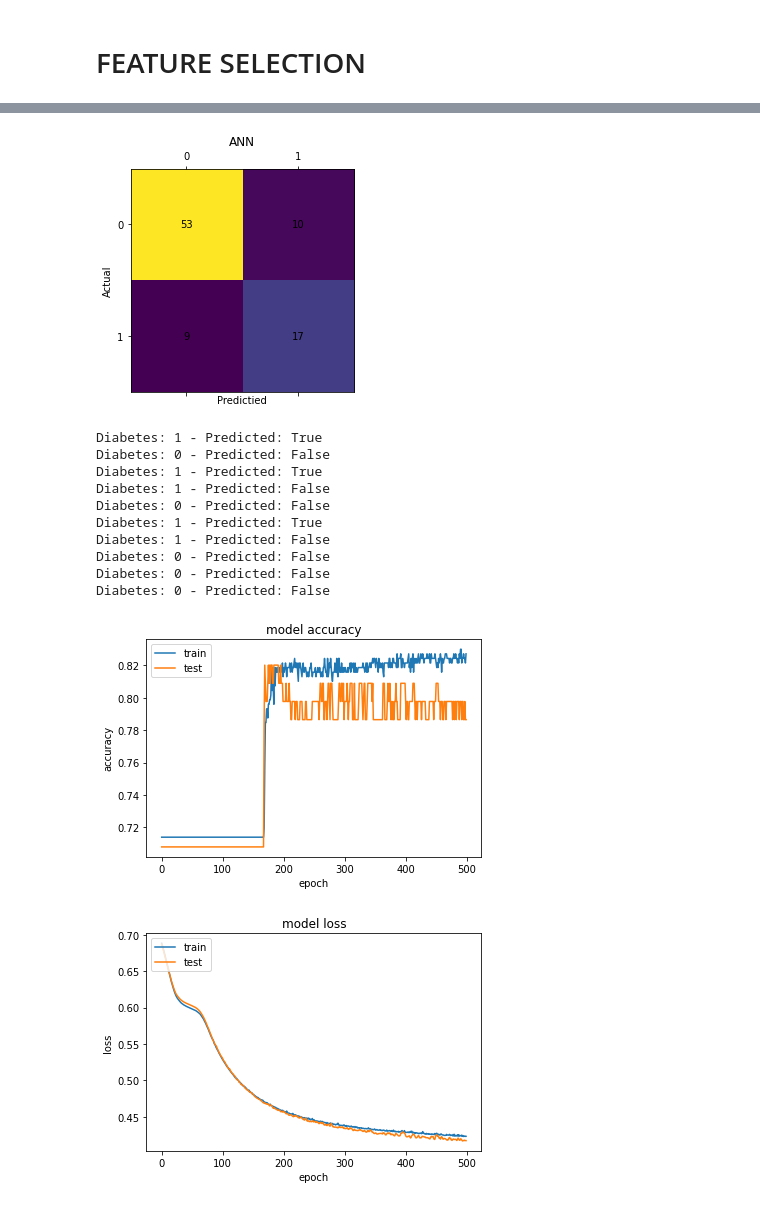
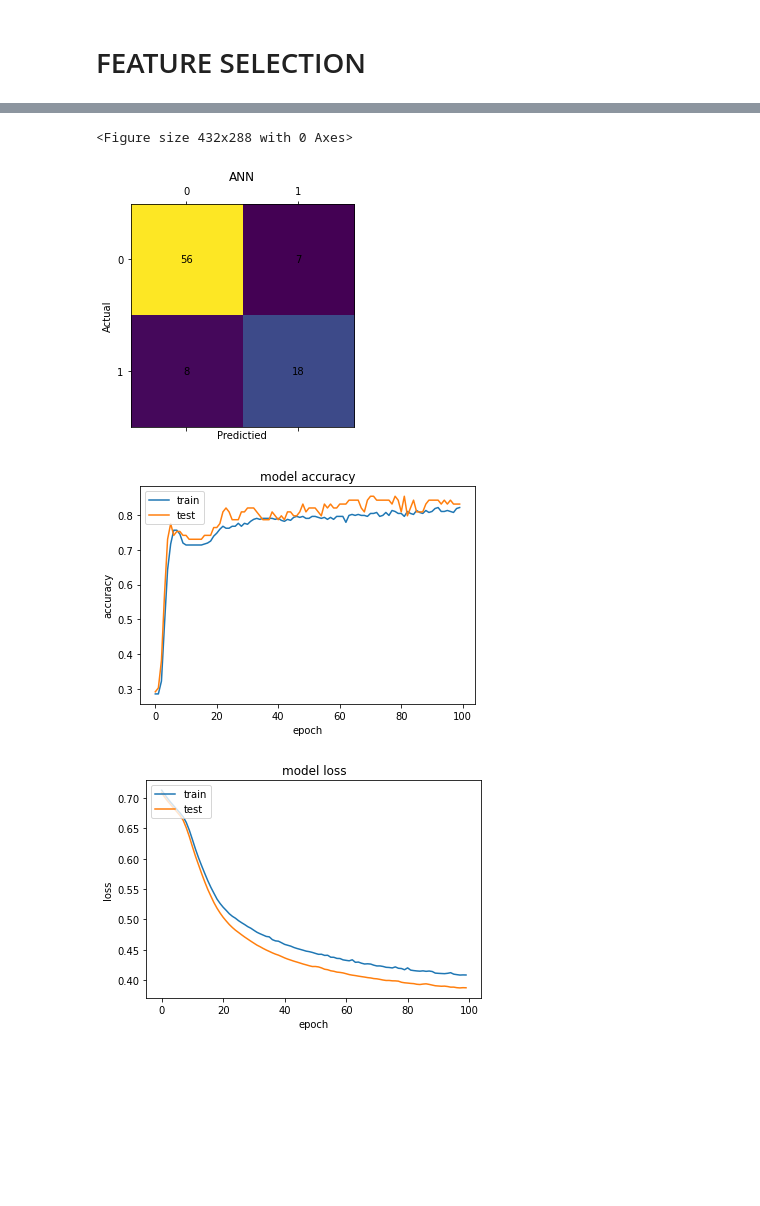
Before and after one commit to freshfish70/machine_learning, a Jupyter notebook: Diabetes.ipynb, the cells around one changed output, grey strips where cells are left out. Saved outputs shown, nothing was run; the diff lists cells and outputs as text; code cells hidden in the pictures; blank space fills up the shorter version.

```diff
--- a/Diabetes.ipynb
+++ b/Diabetes.ipynb
@@ -176,7 +176,7 @@ def plot_matrix(title, matrix):
 # %% [markdown]
 # FEATURE SELECTION
 # %%
-FEATURES = 4
+FEATURES = 5
 
 # xtrain_standard_labeled
 # xtrain_normal
@@ -224,9 +224,9 @@ predicter = Sequential()
 # predicter.add(Dense(units= 15, activation='relu', name='hidden2'))
 # predicter.add(Dense(units= 1, activation='tanh',name='Output'))
 # kbest
-predicter.add(Dense(units=15, activation='relu', input_dim=FEATURES, name='Input'))
-predicter.add(Dense(units= 20, activation='relu', name='hidden'))
-predicter.add(Dense(units= 15, activation='softmax', name='hidden2'))
+predicter.add(Dense(units=FEATURES*2, activation='relu', input_dim=FEATURES, name='Input'))
+predicter.add(Dense(units= 10, activation='relu', name='hidden'))
+predicter.add(Dense(units= 5, activation='relu', name='hidden2'))
 predicter.add(Dense(units= 1, activation='sigmoid',name='Output'))
 # - BINARY
 # binary_crossentropy - 2 classes
@@ -270,4 +270,4 @@ Percentage correct:  77.52808988764045
 # %%
-history = predicter.fit(x = x_train, y=y_train, epochs=500, batch_size=64, shuffle=True,\
+history = predicter.fit(x = x_train, y=y_train, epochs=100, batch_size=64, shuffle=True,\
                     validation_data=(x_test, y_test), verbose=1)
 # %% [output]
@@ -293,8 +293,10 @@ from sklearn.metrics import confusion_matrix, classification_report
 
 pr = predicter.predict(x_test)
 pr_reformed = pr[:,0]
+print(pr_reformed)
 pr_transformed = np.zeros(len(pr))
-pr_transformed[pr_res>0.5] = 1
+pr_transformed[pr_reformed>0.5] = 1
+print(pr_transformed)
 
 ann_cm = confusion_matrix(y_true=y_test, y_pred=pr_transformed)
 plot_matrix("ANN", ann_cm)
@@ -319,16 +339,7 @@ plt.show()
+<Figure size 432x288 with 0 Axes>
 [figure]
-Diabetes: 1 - Predicted: True
-Diabetes: 0 - Predicted: False
-Diabetes: 1 - Predicted: True
-Diabetes: 1 - Predicted: False
-Diabetes: 0 - Predicted: False
-Diabetes: 1 - Predicted: True
-Diabetes: 1 - Predicted: False
-Diabetes: 0 - Predicted: False
-Diabetes: 0 - Predicted: False
-Diabetes: 0 - Predicted: False
-[figure, old version]
+[figure, new version]
-[figure, old version]
+[figure, new version]
 # %%
 # build a model to classify patients
 #(1) logistic regression classifier
```
Also changed, not shown: parts of 6 cells of this notebook.
